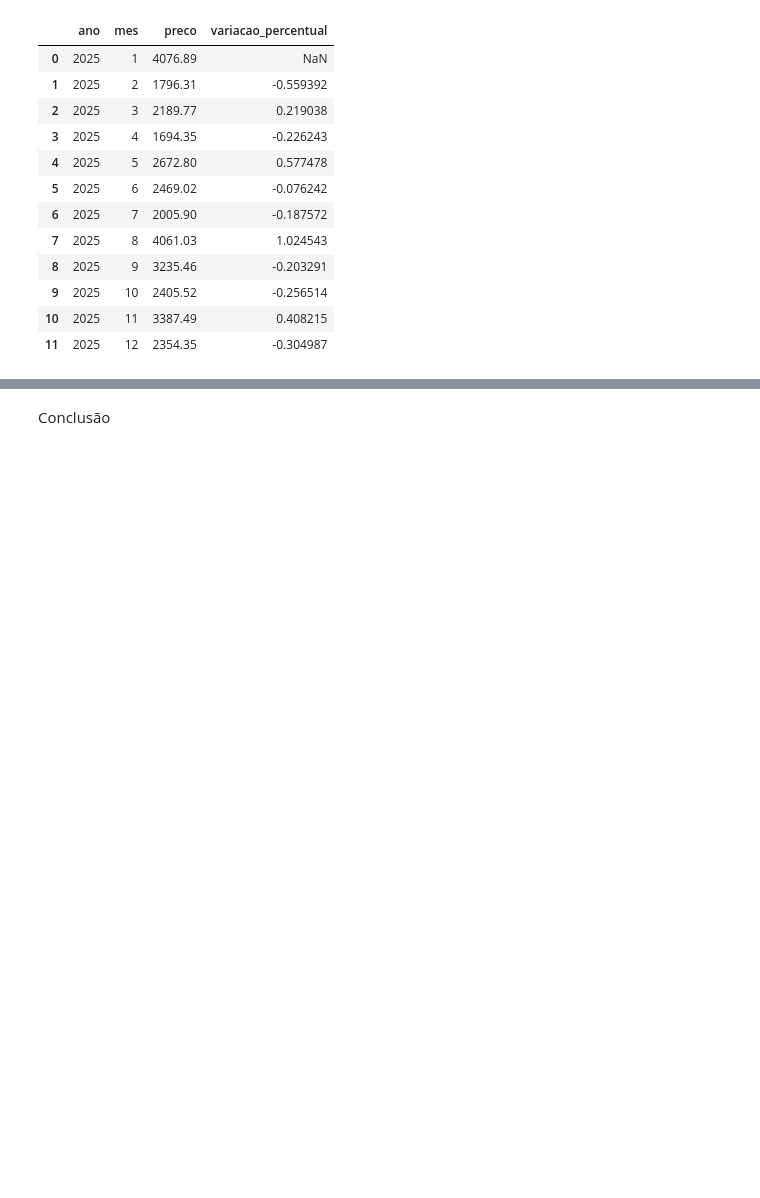
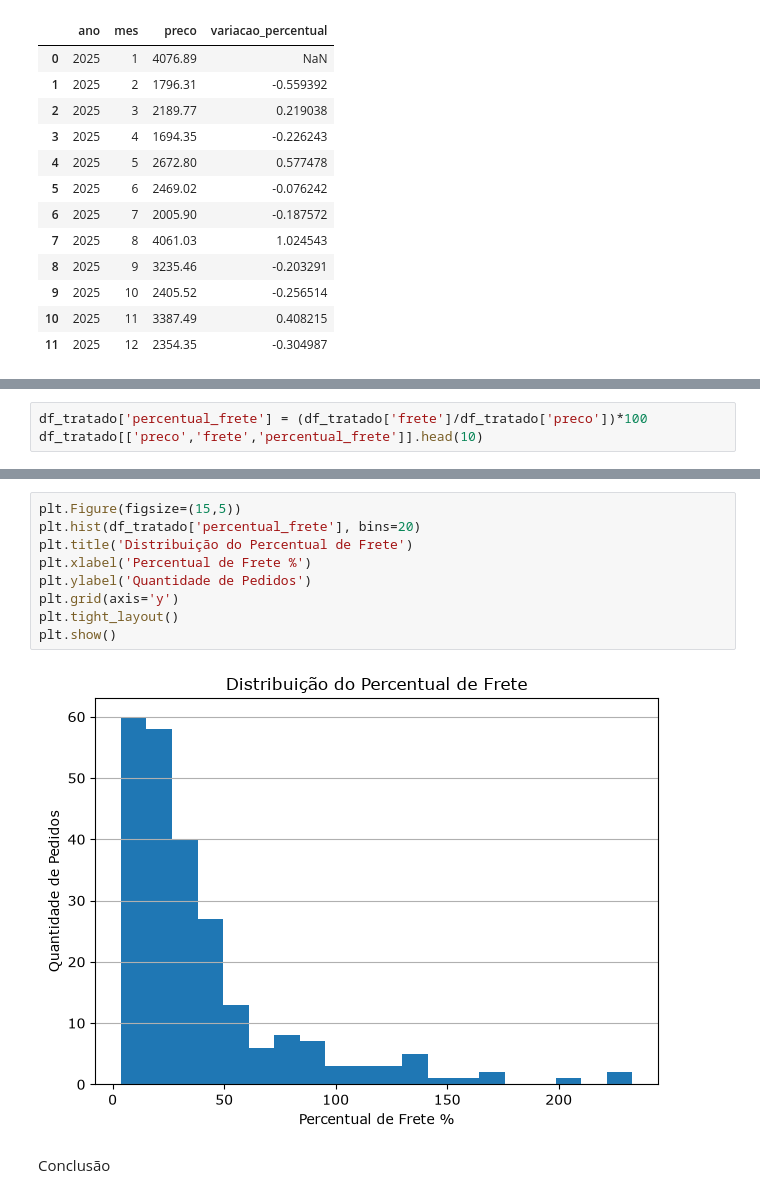
Before and after one commit to muriflellis/Projeto-E-Commerce-Murilo-Lellis, a Jupyter notebook: notebooks/analise_vendas.ipynb, the cells around one changed output, grey strips where cells are left out. Saved outputs shown, nothing was run; the diff lists cells and outputs as text; blank space fills up the shorter version.

```diff
--- a/notebooks/analise_vendas.ipynb
+++ b/notebooks/analise_vendas.ipynb
@@ -281,0 +352,3 @@ vendas_mensais
+# %%
+df_tratado['percentual_frete'] = (df_tratado['frete']/df_tratado['preco'])*100
+df_tratado[['preco','frete','percentual_frete']].head(10)
@@ -282,2 +379,13 @@ vendas_mensais
+# %%
+plt.Figure(figsize=(15,5))
+plt.hist(df_tratado['percentual_frete'], bins=20)
+plt.title('Distribuição do Percentual de Frete')
+plt.xlabel('Percentual de Frete %')
+plt.ylabel('Quantidade de Pedidos')
+plt.grid(axis='y')
+plt.tight_layout()
+plt.show()
+# %% [output]
+[figure, added]
 # %% [markdown]
 Conclusão
```
Also changed, not shown: parts of 9 cells of this notebook.
